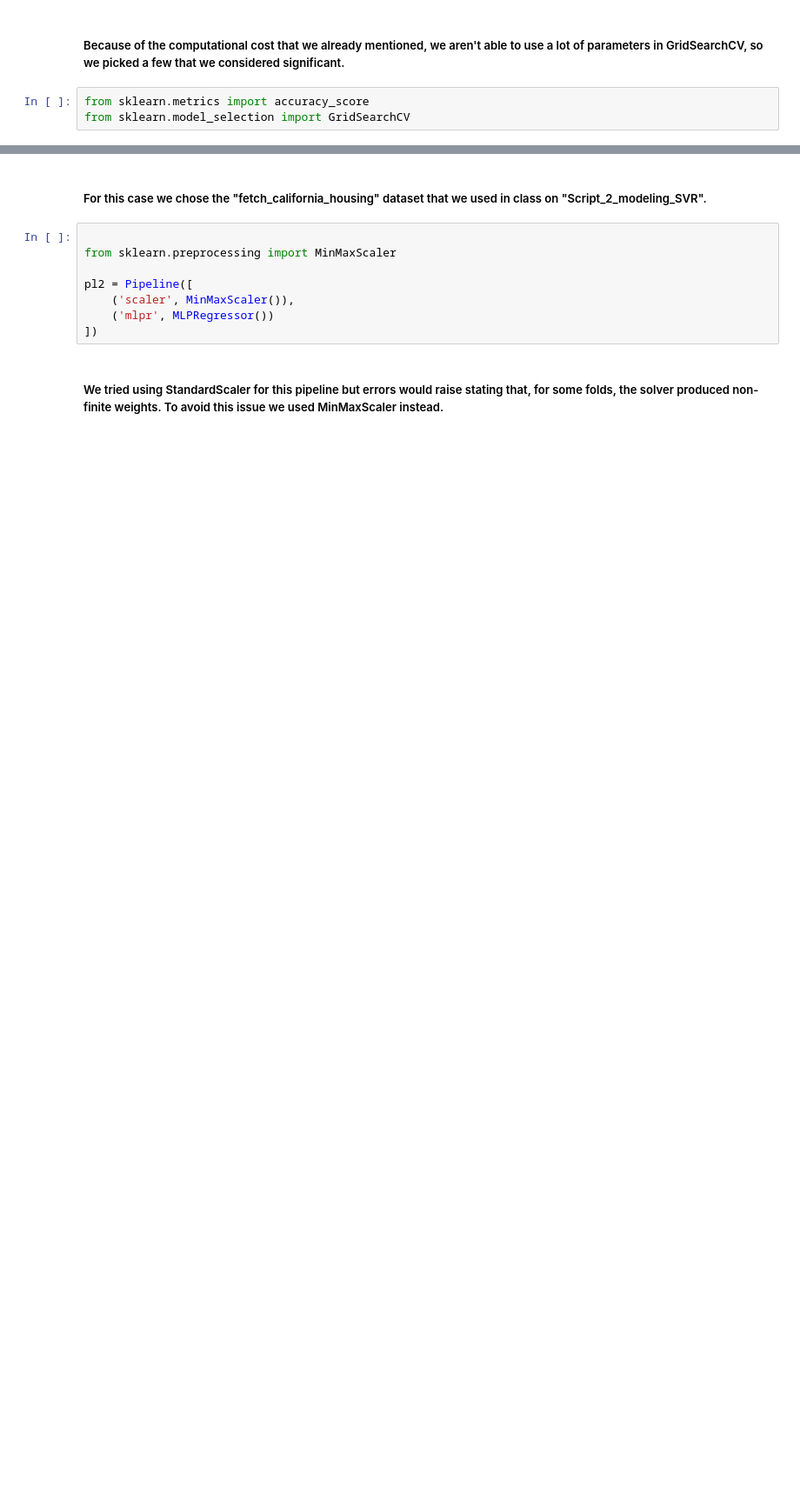
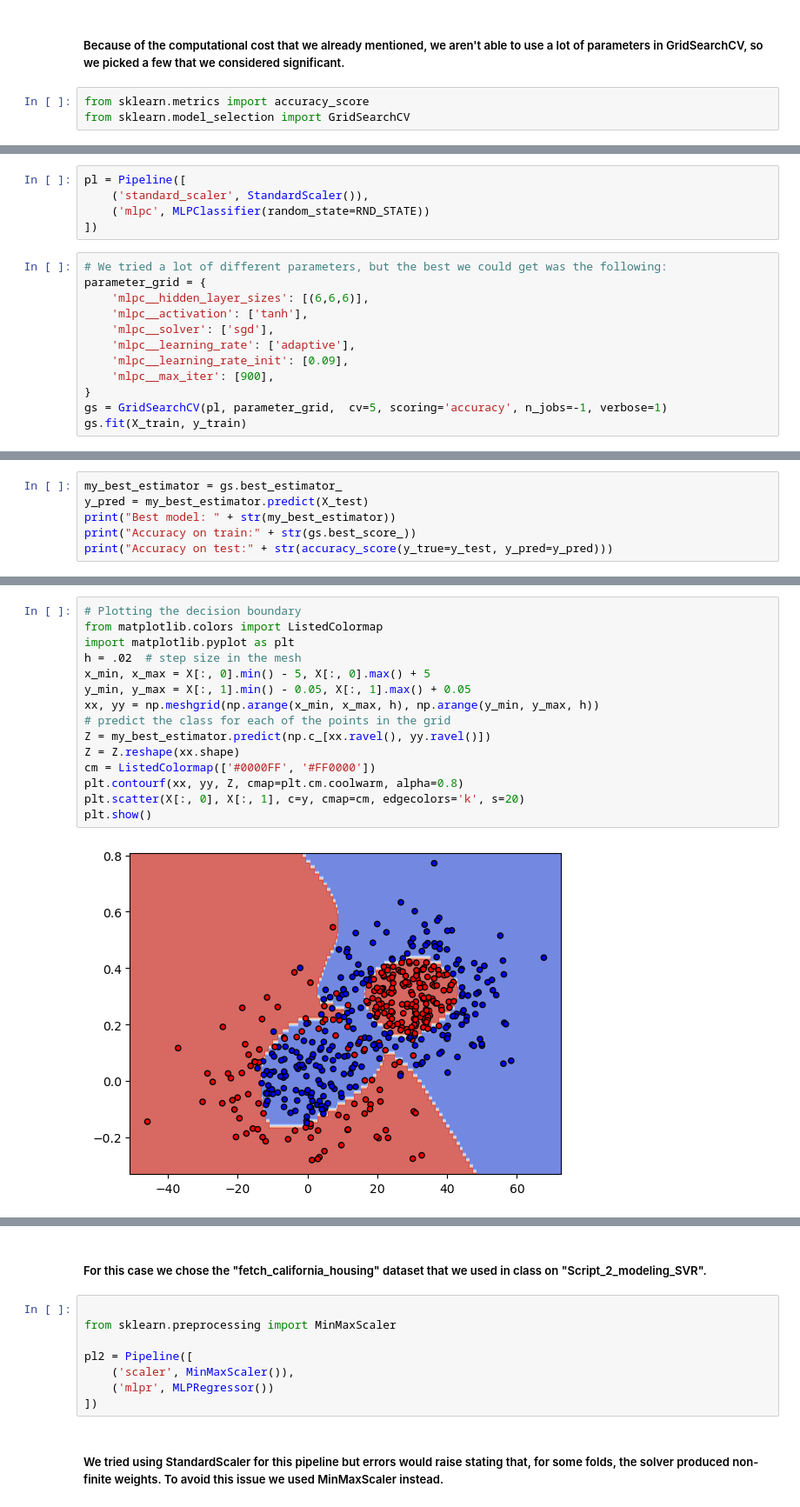
Before and after one commit to vitorodesouzaUma/modulo6, a Jupyter notebook: Neural Network/W5. Assignment ANN_v3.ipynb, the cells around one changed output, grey strips where cells are left out. Shown: that part at 87% size. Saved outputs shown, nothing was run; the diff lists cells and outputs as text; blank space fills up the shorter version.

```diff
--- a/Neural Network/W5. Assignment ANN_v3.ipynb
+++ b/Neural Network/W5. Assignment ANN_v3.ipynb
@@ -625,0 +650,17 @@ print(accuracy_score(y_pred,y_test))
+# %%
+pl = Pipeline([
+    ('standard_scaler', StandardScaler()),
+    ('mlpc', MLPClassifier(random_state=RND_STATE))
+])
+# %%
+# We tried a lot of different parameters, but the best we could get was the following:
+parameter_grid = {
+    'mlpc__hidden_layer_sizes': [(6,6,6)],
+    'mlpc__activation': ['tanh'],
+    'mlpc__solver': ['sgd'],
+    'mlpc__learning_rate': ['adaptive'],
+    'mlpc__learning_rate_init': [0.09],
+    'mlpc__max_iter': [900],
+}
+gs = GridSearchCV(pl, parameter_grid,  cv=5, scoring='accuracy', n_jobs=-1, verbose=1)
+gs.fit(X_train, y_train)
@@ -625,0 +680,6 @@ print(accuracy_score(y_pred,y_test))
+# %%
+my_best_estimator = gs.best_estimator_
+y_pred = my_best_estimator.predict(X_test)
+print("Best model: " + str(my_best_estimator))
+print("Accuracy on train:" + str(gs.best_score_))
+print("Accuracy on test:" + str(accuracy_score(y_true=y_test, y_pred=y_pred)))
@@ -625,0 +698,17 @@ print(accuracy_score(y_pred,y_test))
+# %%
+# Plotting the decision boundary
+from matplotlib.colors import ListedColormap
+import matplotlib.pyplot as plt
+h = .02  # step size in the mesh
+x_min, x_max = X[:, 0].min() - 5, X[:, 0].max() + 5
+y_min, y_max = X[:, 1].min() - 0.05, X[:, 1].max() + 0.05
+xx, yy = np.meshgrid(np.arange(x_min, x_max, h), np.arange(y_min, y_max, h))
+# predict the class for each of the points in the grid
+Z = my_best_estimator.predict(np.c_[xx.ravel(), yy.ravel()])
+Z = Z.reshape(xx.shape)
+cm = ListedColormap(['#0000FF', '#FF0000'])
+plt.contourf(xx, yy, Z, cmap=plt.cm.coolwarm, alpha=0.8)
+plt.scatter(X[:, 0], X[:, 1], c=y, cmap=cm, edgecolors='k', s=20)
+plt.show()
+# %% [output]
+[figure, added]
```
Also changed, not shown: parts of 13 cells of this notebook.
